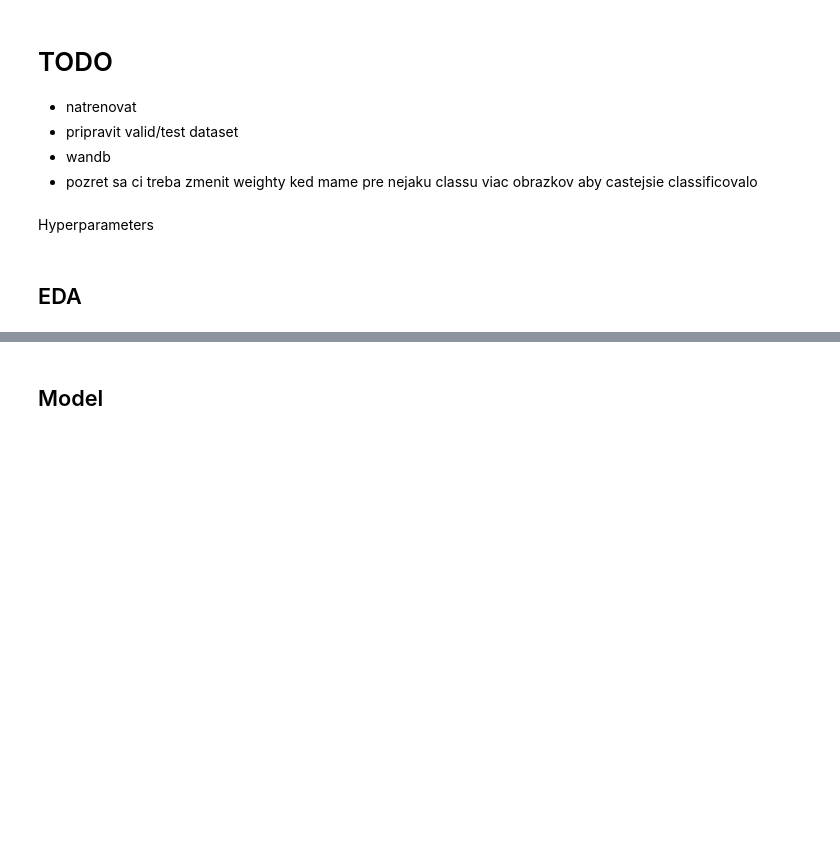
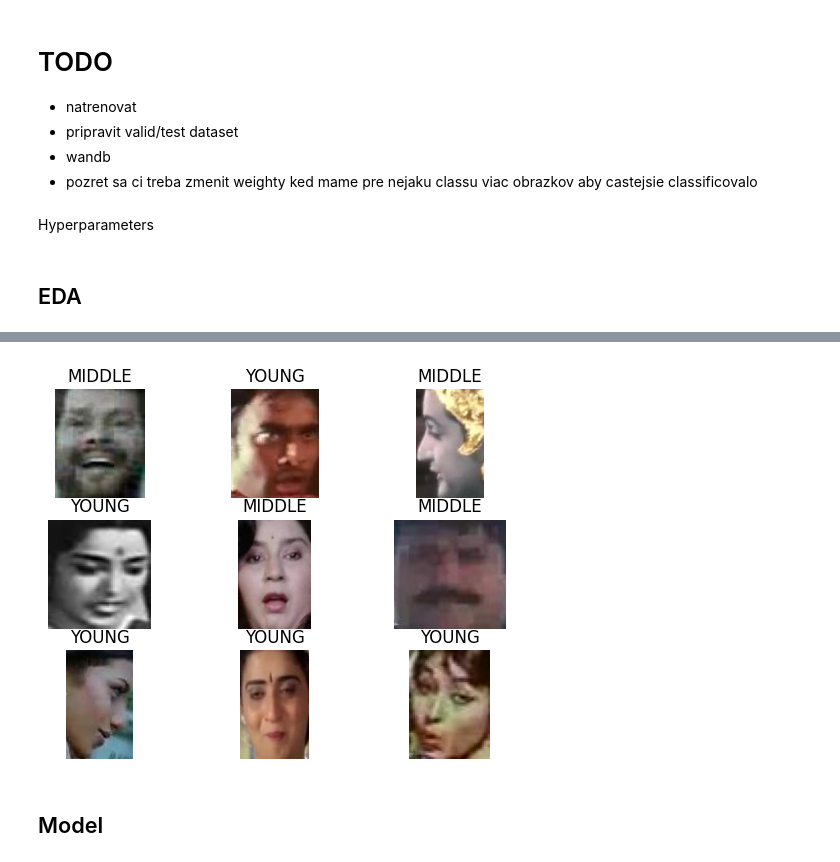
Before and after one commit to riso1410/CNN-AgeRecognition, a Jupyter notebook: age_recognition.ipynb, the cells around one changed output, grey strips where cells are left out. Drawn from its saved outputs; the diff is of its cells as text; code cells hidden in the pictures; blank space fills up the shorter version.

```diff
--- a/age_recognition.ipynb
+++ b/age_recognition.ipynb
@@ -51,14 +42,16 @@ dfSummary(test_df)
 # %%
 fig = plt.figure()
 
 for i in range(9):
     plt.subplot(3, 3, i + 1)
-    img = plt.imread('data/train/' + train_df.iloc[i]['ID'])
+    img = plt.imread('data/train/' + data.iloc[i]['ID'])
     plt.imshow(img)
-    plt.title(train_df.iloc[i]['Class'])
+    plt.title(data.iloc[i]['Class'])
     plt.axis('off')
 
 plt.show()
+# %% [output]
+[figure, added]
 # %%
 def load_data(dataframe: pd.DataFrame, directory: str, transform: transforms.Compose):
     if not os.path.exists(directory):
```
Also changed, not shown: parts of 8 cells of this notebook.
